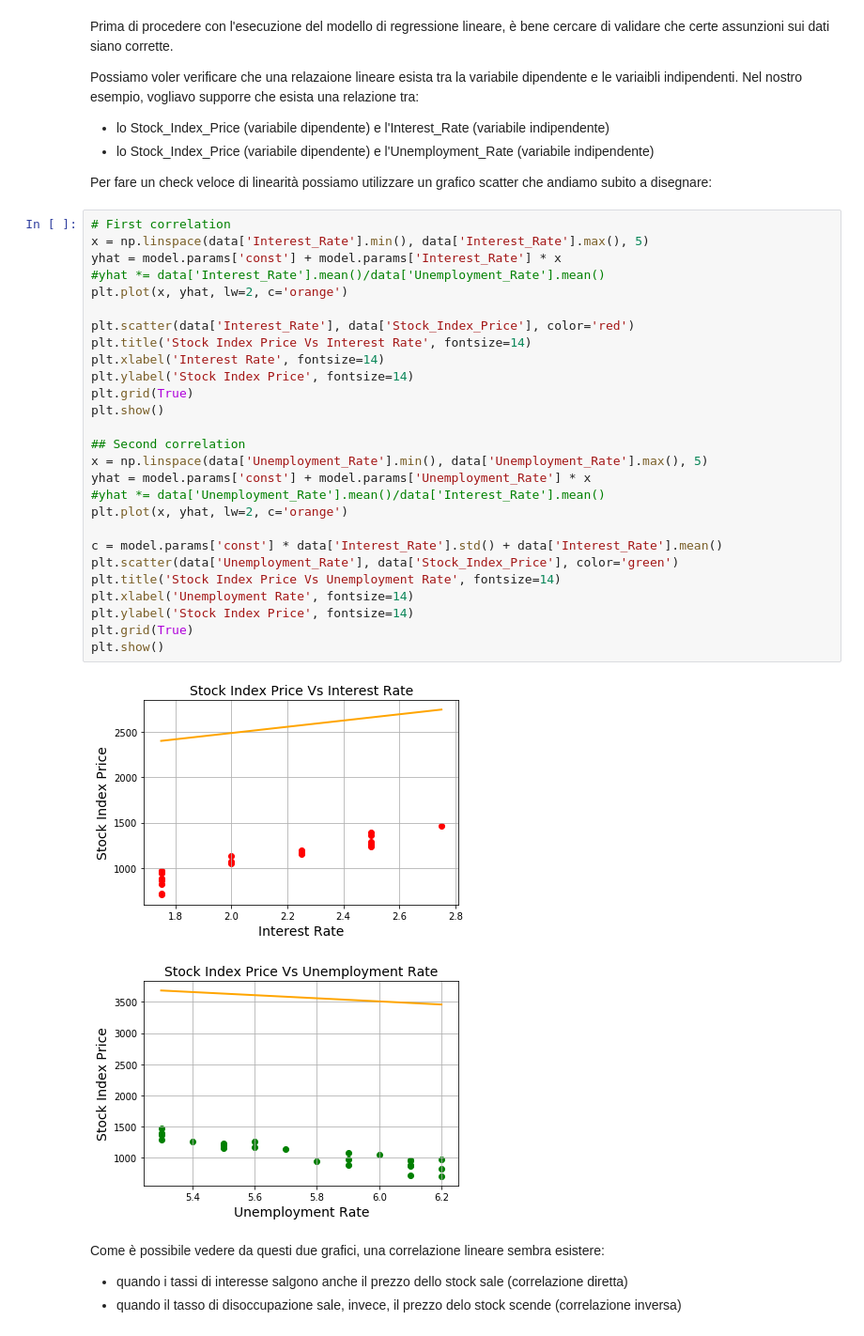
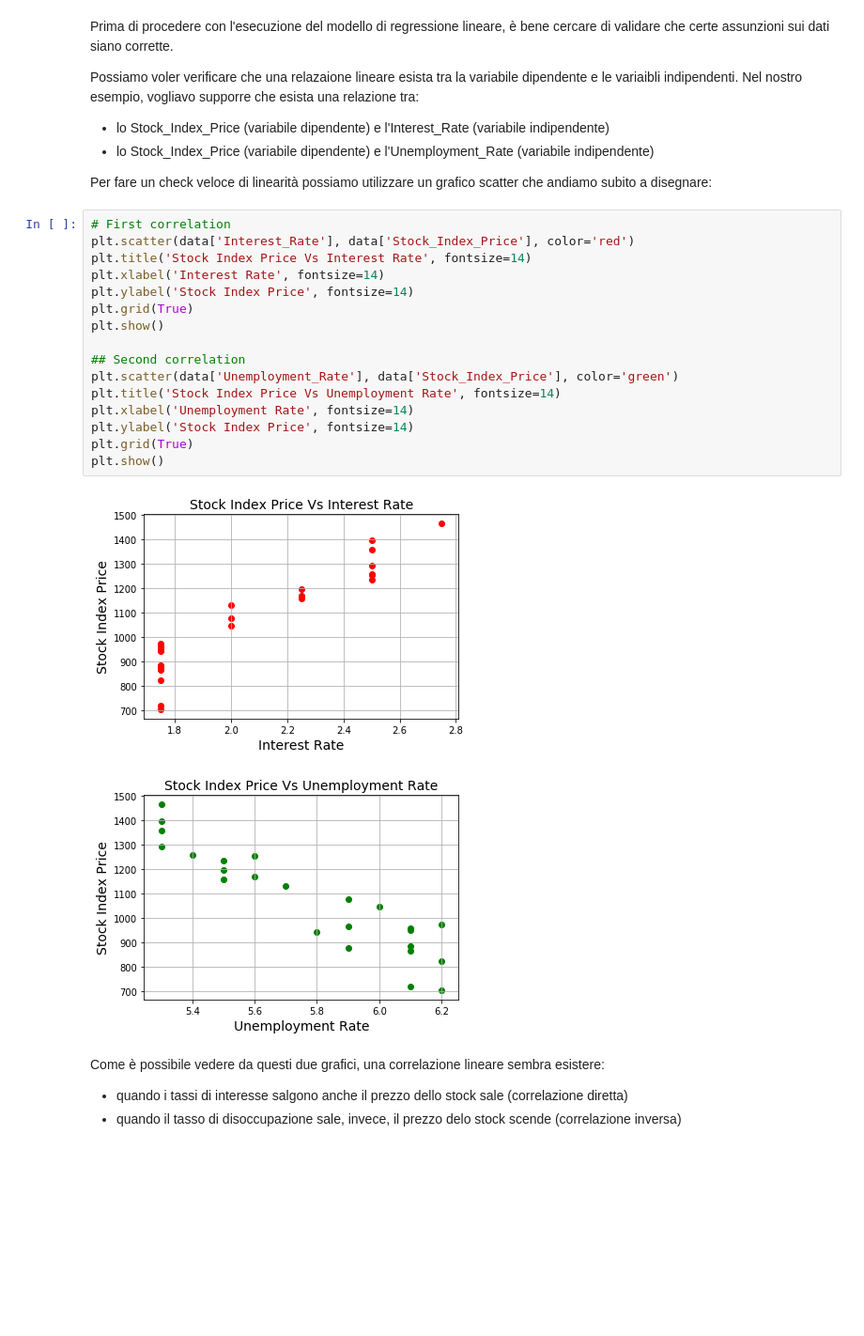
Before and after one commit to PietroDS/DataScience-HEP, a Jupyter notebook: Lezioni/Lezione 3.A - Regressione.ipynb, the cells around one changed output. Shown: that part at 94% size. Saved outputs shown, nothing was run; the diff lists cells and outputs as text; blank space fills up the shorter version.

```diff
--- a/Lezioni/Lezione 3.A - Regressione.ipynb
+++ b/Lezioni/Lezione 3.A - Regressione.ipynb
@@ -355,34 +351,23 @@ Possiamo voler verificare che una relazaione lineare esista tra la variabile dip
 Per fare un check veloce di linearità possiamo utilizzare un grafico scatter che andiamo subito a disegnare:
 # %%
 # First correlation
-x = np.linspace(data['Interest_Rate'].min(), data['Interest_Rate'].max(), 5)
-yhat = model.params['const'] + model.params['Interest_Rate'] * x
-#yhat *= data['Interest_Rate'].mean()/data['Unemployment_Rate'].mean()
-plt.plot(x, yhat, lw=2, c='orange')
-
 plt.scatter(data['Interest_Rate'], data['Stock_Index_Price'], color='red')
 plt.title('Stock Index Price Vs Interest Rate', fontsize=14)
 plt.xlabel('Interest Rate', fontsize=14)
 plt.ylabel('Stock Index Price', fontsize=14)
 plt.grid(True)
 plt.show()
 
 ## Second correlation
-x = np.linspace(data['Unemployment_Rate'].min(), data['Unemployment_Rate'].max(), 5)
-yhat = model.params['const'] + model.params['Unemployment_Rate'] * x
-#yhat *= data['Unemployment_Rate'].mean()/data['Interest_Rate'].mean()
-plt.plot(x, yhat, lw=2, c='orange')
-
-c = model.params['const'] * data['Interest_Rate'].std() + data['Interest_Rate'].mean()
 plt.scatter(data['Unemployment_Rate'], data['Stock_Index_Price'], color='green')
 plt.title('Stock Index Price Vs Unemployment Rate', fontsize=14)
 plt.xlabel('Unemployment Rate', fontsize=14)
 plt.ylabel('Stock Index Price', fontsize=14)
 plt.grid(True)
 plt.show()
 # %% [output]
-[figure, old version]
+[figure, new version]
-[figure, old version]
+[figure, new version]
 # %% [markdown]
 Come è possibile vedere da questi due grafici, una correlazione lineare sembra esistere:
 
```
Also changed, not shown: parts of 10 cells of this notebook, 18 other files.
